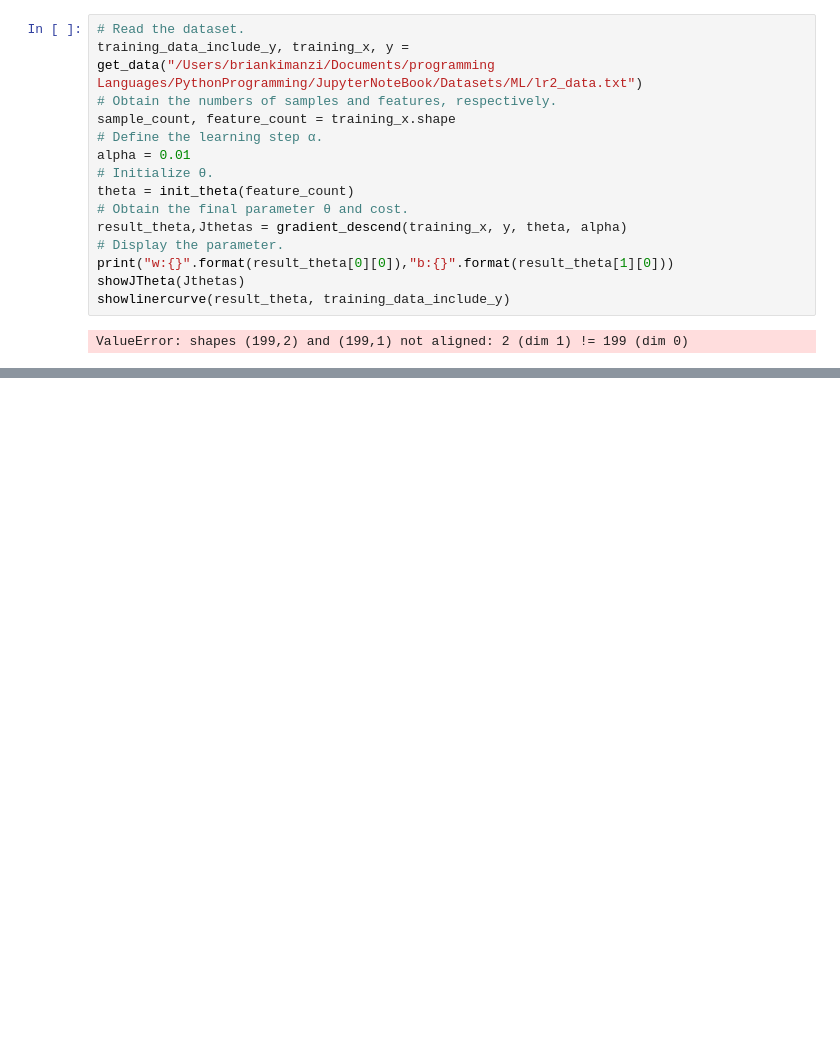
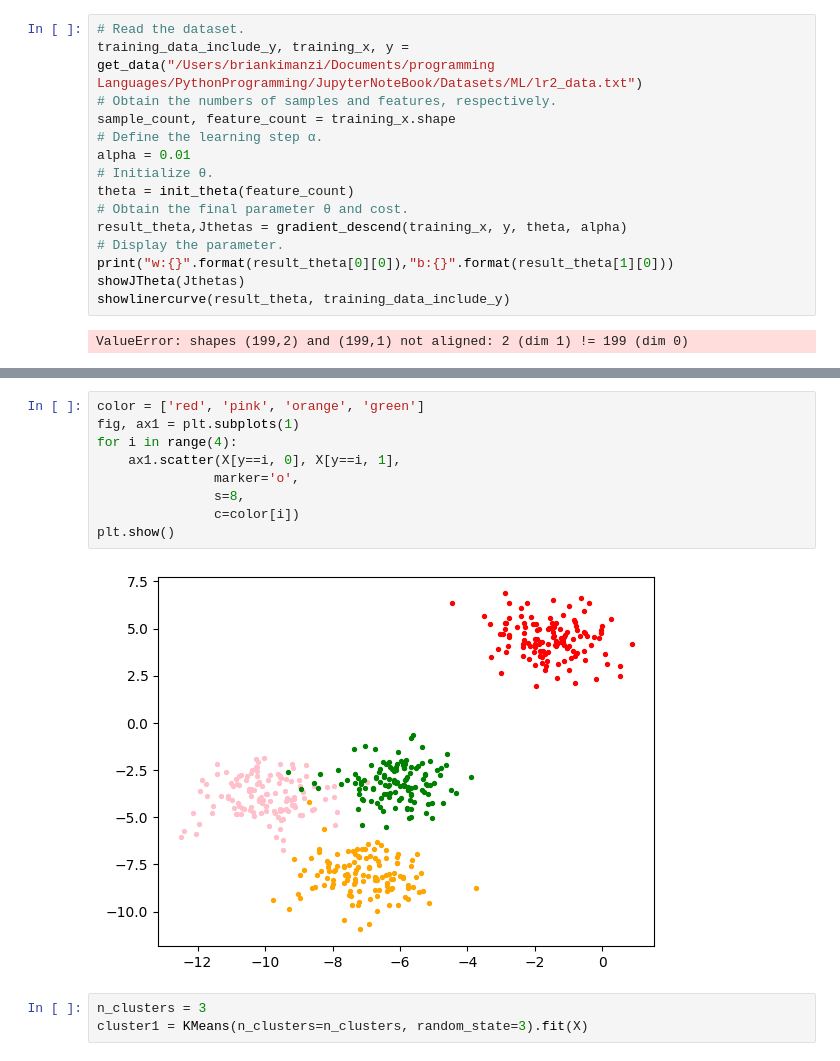
Before and after one commit to Brian342/JupyterNoteBook, a Jupyter notebook: HCIA_Labs.ipynb, the cells around one changed output, grey strips where cells are left out. Cells and saved outputs as stored; diff of their text form; blank space fills up the shorter version.

```diff
--- a/HCIA_Labs.ipynb
+++ b/HCIA_Labs.ipynb
@@ -76,0 +184,14 @@ ValueError: shapes (199,2) and (199,1) not aligned: 2 (dim 1) != 199 (dim 0)
+# %%
+color = ['red', 'pink', 'orange', 'green']
+fig, ax1 = plt.subplots(1)
+for i in range(4):
+    ax1.scatter(X[y==i, 0], X[y==i, 1],
+               marker='o',
+               s=8,
+               c=color[i])
+plt.show()
+# %% [output]
+[figure, added]
+# %%
+n_clusters = 3
+cluster1 = KMeans(n_clusters=n_clusters, random_state=3).fit(X)
```
Also changed, not shown: parts of 25 cells of this notebook, 1 other file.
